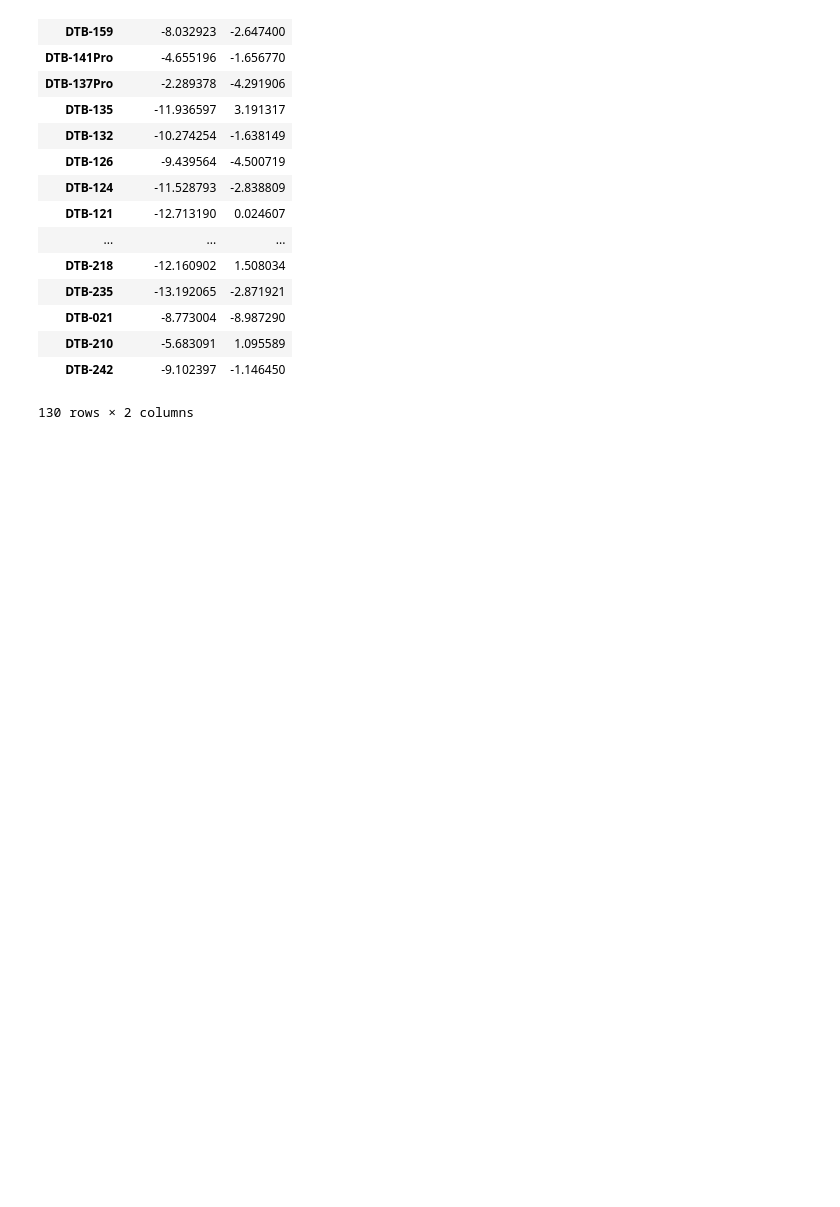
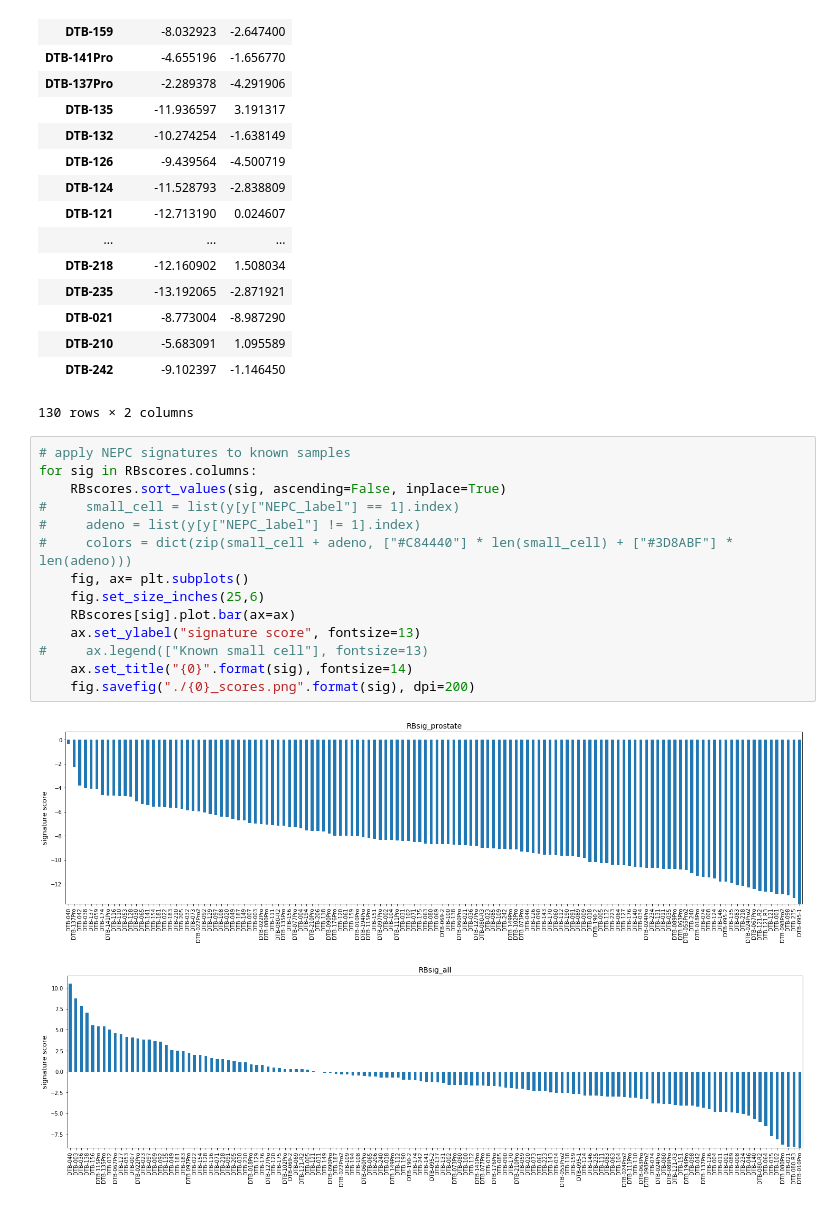
Before and after one commit to MollyZhang/ARsig_python, a Jupyter notebook: RB1sig.ipynb, the cells around one changed output. Cells and saved outputs as stored; diff of their text form; blank space fills up the shorter version.

Commit message:
plot RB scores of all WCDT samples

```diff
--- a/RB1sig.ipynb
+++ b/RB1sig.ipynb
@@ -234,3 +237,20 @@ RBscores
 | DTB-210 | -5.683091 | 1.095589 |
 | DTB-242 | -9.102397 | -1.146450 |
 130 rows × 2 columns
+# %%
+# apply NEPC signatures to known samples
+for sig in RBscores.columns:
+    RBscores.sort_values(sig, ascending=False, inplace=True)
+#     small_cell = list(y[y["NEPC_label"] == 1].index)
+#     adeno = list(y[y["NEPC_label"] != 1].index)
+#     colors = dict(zip(small_cell + adeno, ["#C84440"] * len(small_cell) + ["#3D8ABF"] * len(adeno)))
+    fig, ax= plt.subplots()
+    fig.set_size_inches(25,6)
+    RBscores[sig].plot.bar(ax=ax)
+    ax.set_ylabel("signature score", fontsize=13)
+#     ax.legend(["Known small cell"], fontsize=13)
+    ax.set_title("{0}".format(sig), fontsize=14)
+    fig.savefig("./{0}_scores.png".format(sig), dpi=200)
+# %% [output]
+[figure, added]
+[figure, added]
```
Also changed, not shown: parts of 1 cell of this notebook, 2 other files.
